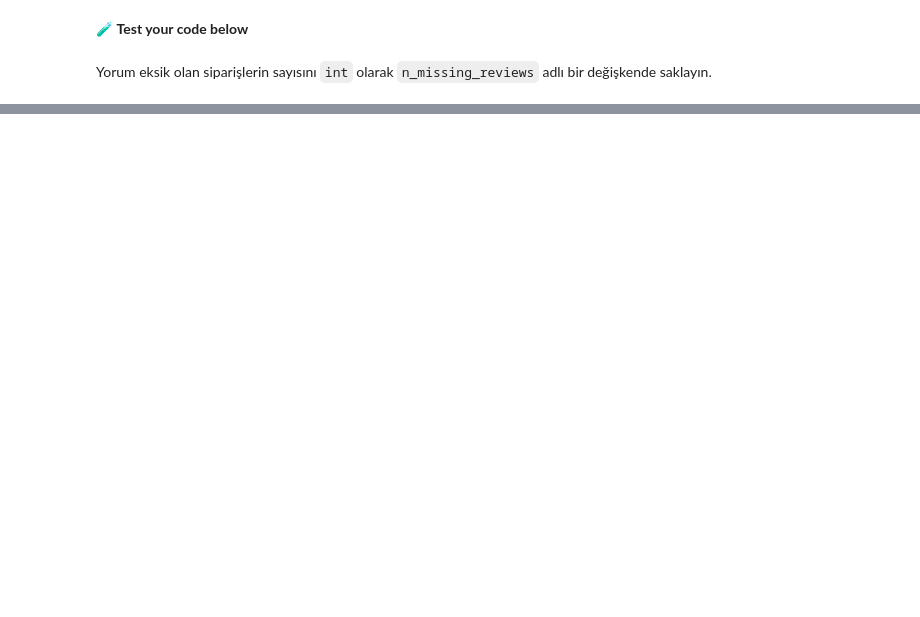
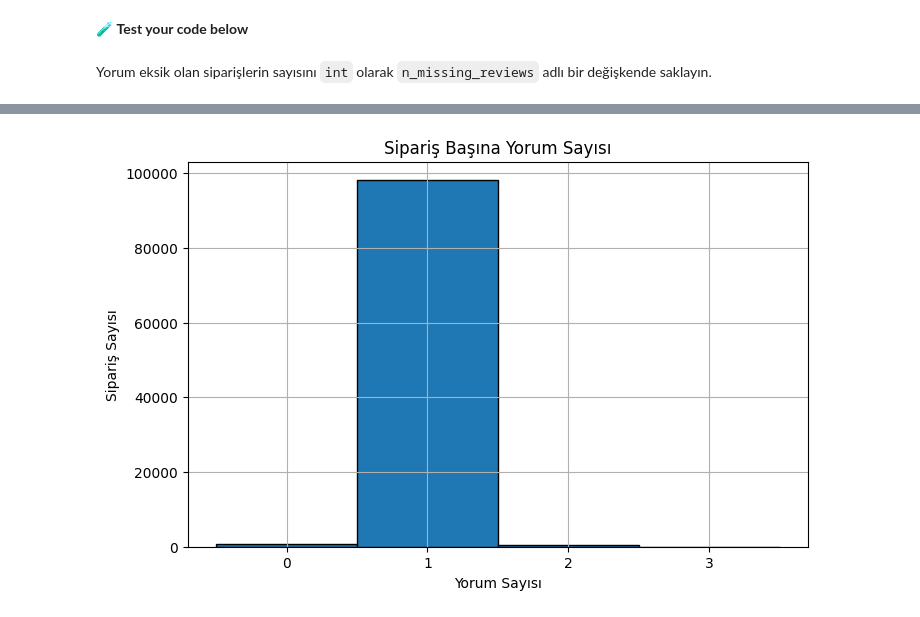
Before and after one commit to Aysima8/data-exploratory-analysis, a Jupyter notebook: exploratory_analysis.ipynb, the cells around one changed output, grey strips where cells are left out. Cells and saved outputs as stored; diff of their text form; code cells hidden in the pictures; blank space fills up the shorter version.

Commit message:
tablo birleştirme ve histogram yapıldı

```diff
--- a/exploratory_analysis.ipynb
+++ b/exploratory_analysis.ipynb
@@ -53,0 +52,10 @@ Yorum sayısını öğrenmek için: `order_id` başına yorum sayısını sayın
+# %%
+
+review_counts = data["order_reviews"].groupby("order_id").size().reset_index(name="review_count")
+
+order_reviews = data["orders"].merge(review_counts, on = "order_id",how = "left")
+
+#yorumu olmayan siparişleri 0 ile doldur.
+order_reviews["review_count"] = order_reviews["review_count"].fillna(0).astype(int)
+
+display(order_reviews.head(10))
@@ -67,0 +111,21 @@ print(result.check())
+# %%
+import matplotlib.pyplot as plt
+plt.figure(figsize=(8, 5))
+
+order_reviews["review_count"].hist(
+    bins=range(0,order_reviews["review_count"].max() + 2),
+    align="left",
+    edgecolor="black"
+)
+
+plt.title("Sipariş Başına Yorum Sayısı")
+plt.xlabel("Yorum Sayısı")
+plt.ylabel("Sipariş Sayısı")
+
+plt.xticks(
+    range(order_reviews["review_count"].max() + 1)
+)
+
+plt.show()
+# %% [output]
+[figure, added]
```
Also changed, not shown: parts of 5 cells of this notebook, 1 other file.
